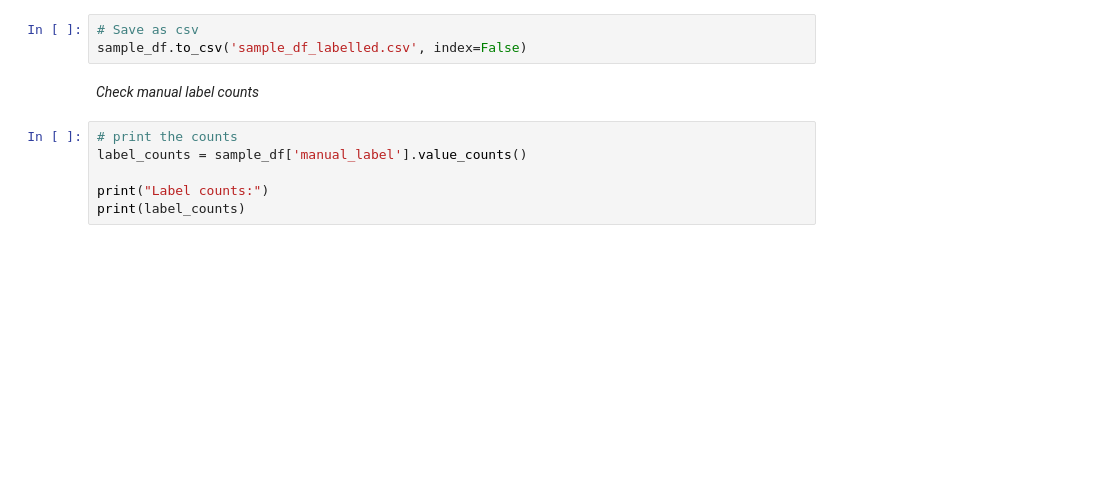
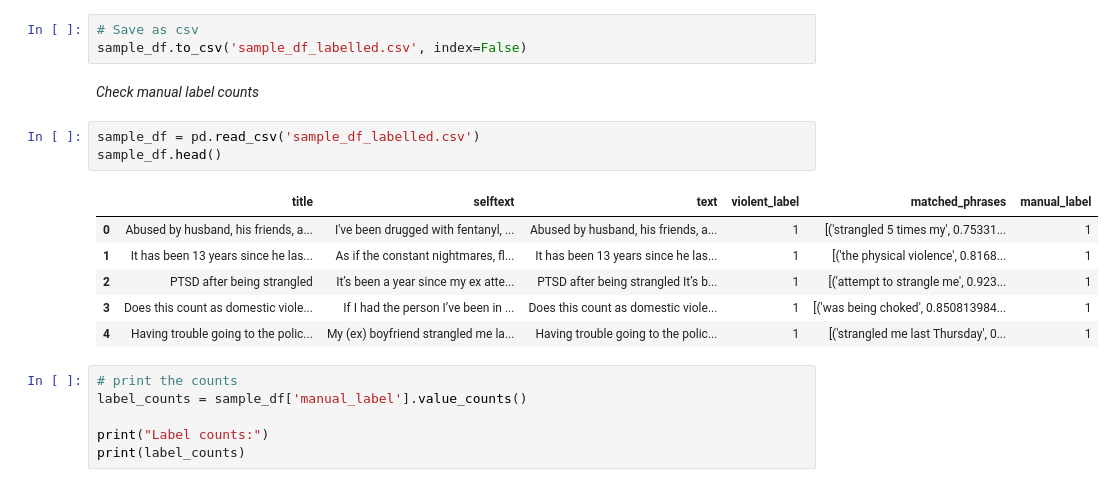
Before and after one commit to alex-jk/SE-reddit-analysis, a Jupyter notebook: reddit-analysis.ipynb, the cells around one changed output. Cells and saved outputs as stored; diff of their text form; blank space fills up the shorter version.

```diff
--- a/reddit-analysis.ipynb
+++ b/reddit-analysis.ipynb
@@ -352,6 +355,16 @@ Domestic violence, depression Has anyone been in the middle of this and can’t
 sample_df.to_csv('sample_df_labelled.csv', index=False)
 # %% [markdown]
 *Check manual label counts*
+# %%
+sample_df = pd.read_csv('sample_df_labelled.csv')
+sample_df.head()
+# %% [output]
+|  | title | selftext | text | violent_label | matched_phrases | manual_label |
+| 0 | Abused by husband, his friends, a... | I've been drugged with fentanyl, ... | Abused by husband, his friends, a... | 1 | [('strangled 5 times my', 0.75331... | 1 |
+| 1 | It has been 13 years since he las... | As if the constant nightmares, fl... | It has been 13 years since he las... | 1 | [('the physical violence', 0.8168... | 1 |
+| 2 | PTSD after being strangled | It’s been a year since my ex atte... | PTSD after being strangled It’s b... | 1 | [('attempt to strangle me', 0.923... | 1 |
+| 3 | Does this count as domestic viole... | If I had the person I’ve been in ... | Does this count as domestic viole... | 1 | [('was being choked', 0.850813984... | 1 |
+| 4 | Having trouble going to the polic... | My (ex) boyfriend strangled me la... | Having trouble going to the polic... | 1 | [('strangled me last Thursday', 0... | 1 |
 # %%
 # print the counts
 label_counts = sample_df['manual_label'].value_counts()
```
Also changed, not shown: parts of 12 cells of this notebook, 1 other file.
